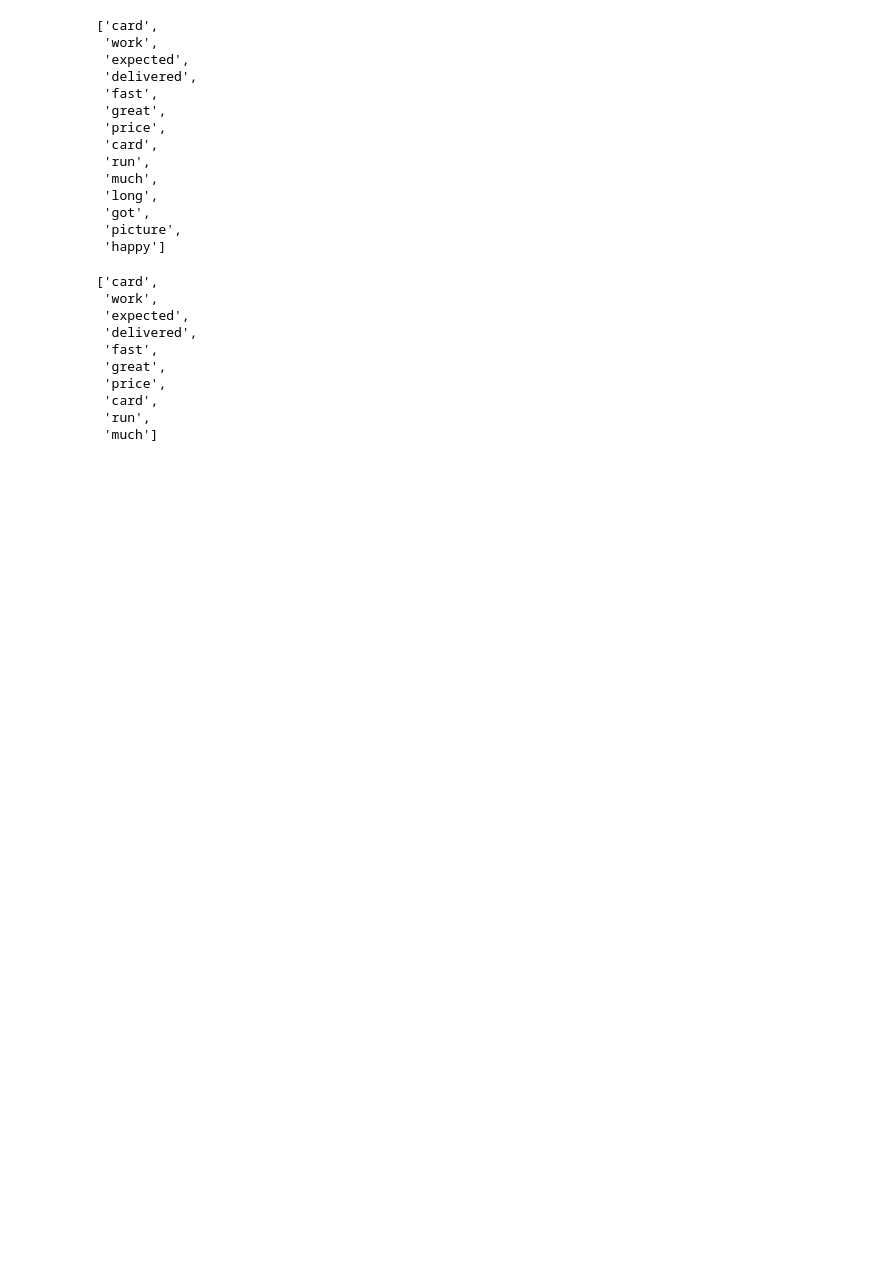
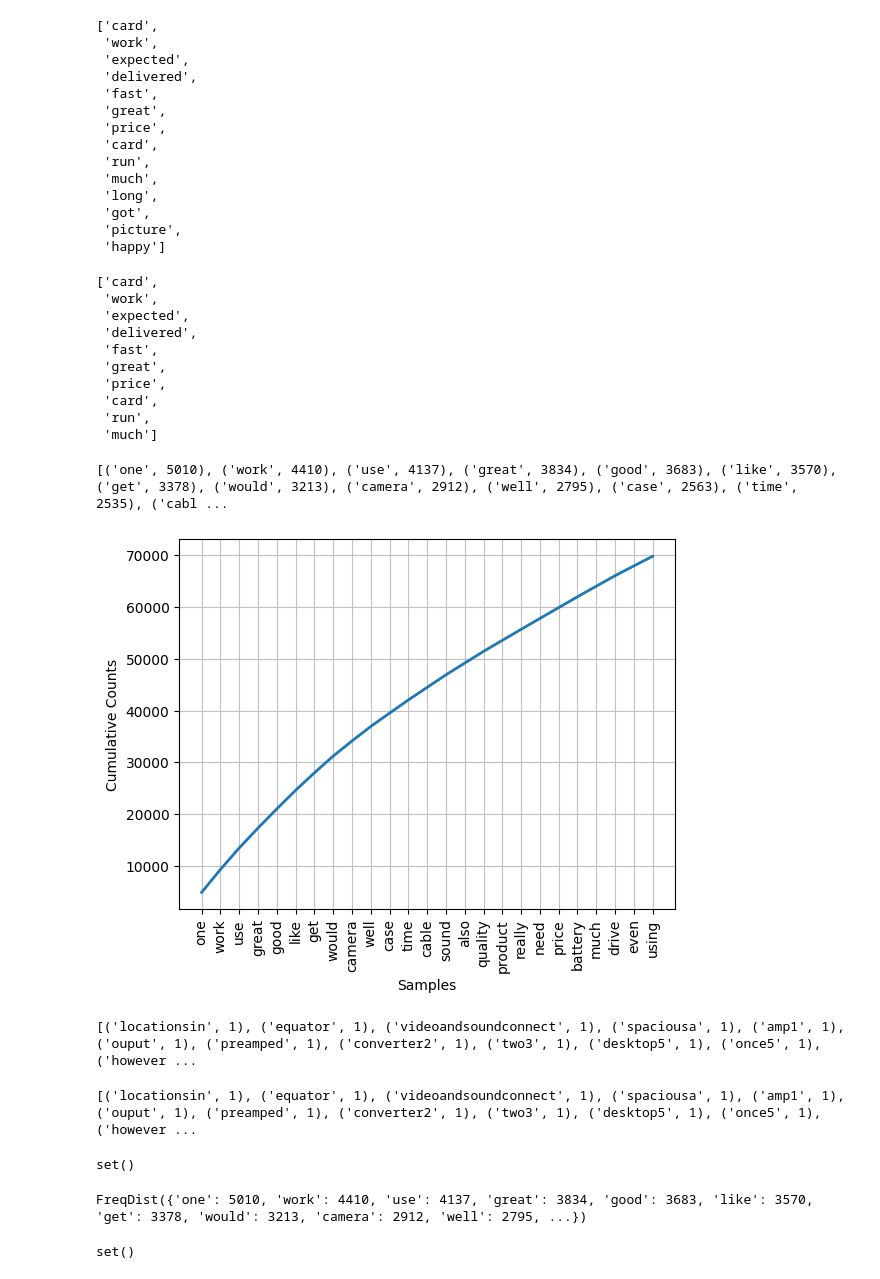
Before and after one commit to kevtr0801/ds_portfolio, a Jupyter notebook: data_wrangling/parsing_files.ipynb, the cells around one changed output. Cells and saved outputs as stored; diff of their text form; code cells hidden in the pictures; blank space fills up the shorter version.

Commit message:
tokenization

```diff
--- a/data_wrangling/parsing_files.ipynb
+++ b/data_wrangling/parsing_files.ipynb
@@ -338,3 +329,49 @@ words[:10]
  'card',
  'run',
  'much']
+# %%
+from nltk.probability import FreqDist
+import matplotlib.pyplot as plt
+import matplotlib as p
+fd_1 = FreqDist()
+for freq_token in unigram:
+    fd_1.update(freq_token)
+print(fd_1.most_common(100))
+# %% [output]
+[('one', 5010), ('work', 4410), ('use', 4137), ('great', 3834), ('good', 3683), ('like', 3570), ('get', 3378), ('would', 3213), ('camera', 2912), ('well', 2795), ('case', 2563), ('time', 2535), ('cabl ...
+# %%
+fd_1.plot(25, cumulative=True)
+# %% [output]
+[figure, added]
+[('locationsin', 1), ('equator', 1), ('videoandsoundconnect', 1), ('spaciousa', 1), ('amp1', 1), ('ouput', 1), ('preamped', 1), ('converter2', 1), ('two3', 1), ('desktop5', 1), ('once5', 1), ('however ...
+# %%
+least_common = fd_1.most_common()[-50:]
+print(least_common) # least common [5]
+# %% [output]
+[('locationsin', 1), ('equator', 1), ('videoandsoundconnect', 1), ('spaciousa', 1), ('amp1', 1), ('ouput', 1), ('preamped', 1), ('converter2', 1), ('two3', 1), ('desktop5', 1), ('once5', 1), ('however ...
+# %%
+total_count = len(unigram)
+stop_dependentSet = set()
+rare_tokensSet = set()
+less3_tokensSet = set()
+
+
+for token, count in fd_1.items():
+    frequency = count / total_count
+    if frequency >= 0.95:
+        stop_dependentSet.add(token)
+    elif frequency < 0.03:
+        rare_tokensSet.add(token)
+    elif len(token) < 3:
+        less3_tokensSet.add(token)
+print(stop_dependentSet)  # test
+# %% [output]
+set()
+# %%
+fd_1
+# %% [output]
+FreqDist({'one': 5010, 'work': 4410, 'use': 4137, 'great': 3834, 'good': 3683, 'like': 3570, 'get': 3378, 'would': 3213, 'camera': 2912, 'well': 2795, ...})
+# %%
+print(rare_tokensSet) # test
+# %% [output]
+set()
```
Also changed, not shown: parts of 5 cells of this notebook, 2 other files.
